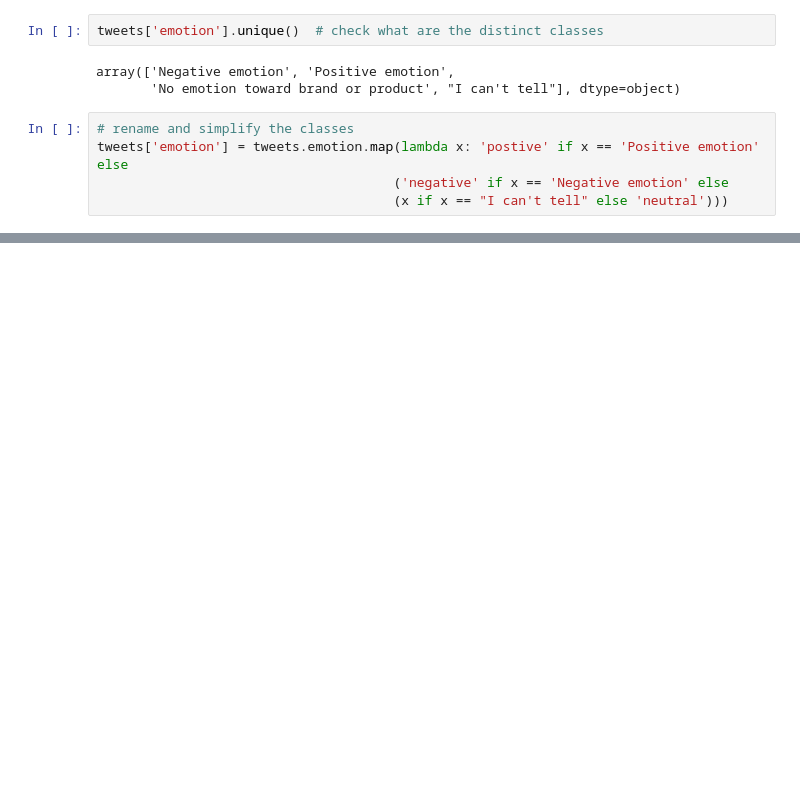
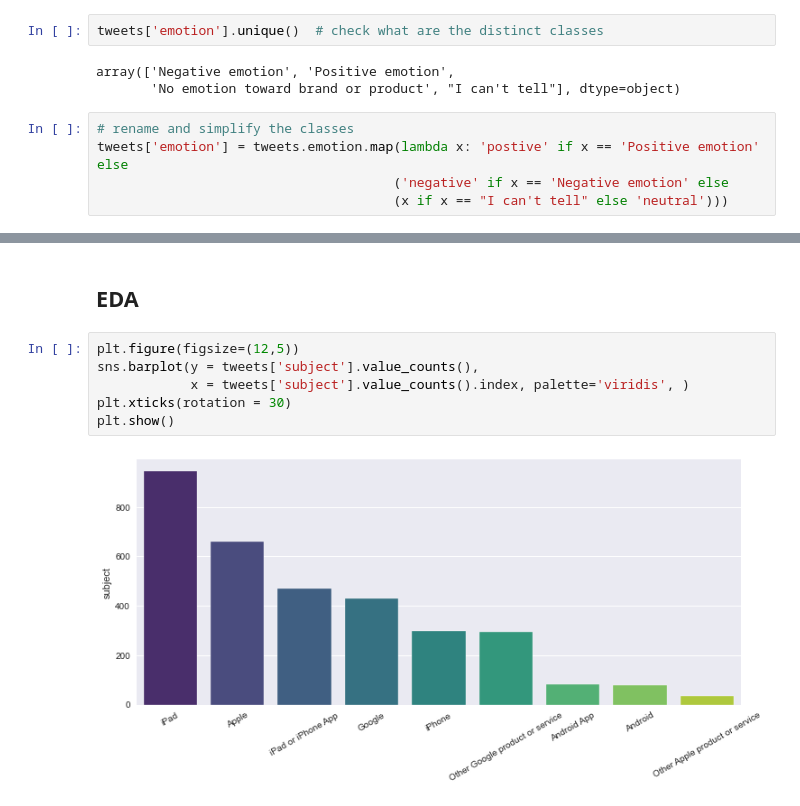
Before and after one commit to ykfarhan/twitter-sentiment-analysis, a Jupyter notebook: tweet_cleaning.ipynb, the cells around one changed output, grey strips where cells are left out. Saved outputs shown, nothing was run; the diff lists cells and outputs as text; blank space fills up the shorter version.

```diff
--- a/tweet_cleaning.ipynb
+++ b/tweet_cleaning.ipynb
@@ -73 +145,11 @@ tweets['emotion'] = tweets.emotion.map(lambda x: 'postive' if x == 'Positive emo
+# %% [markdown]
+## EDA
+# %%
+plt.figure(figsize=(12,5))
+sns.barplot(y = tweets['subject'].value_counts(),
+            x = tweets['subject'].value_counts().index, palette='viridis', )
+plt.xticks(rotation = 30)
+plt.show()
+# %% [output]
+[figure, added]
 # %%
```
Also changed, not shown: parts of 26 cells of this notebook.
